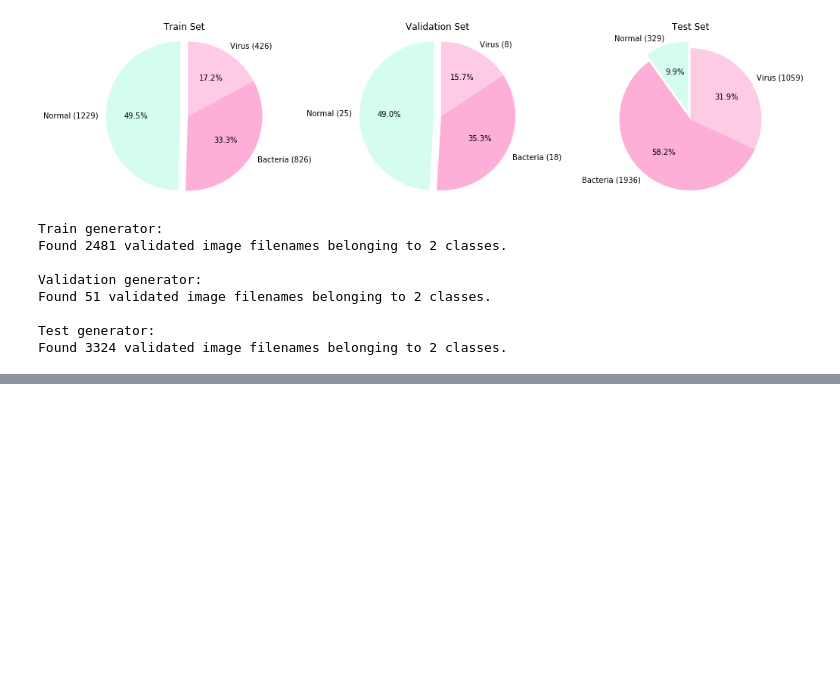
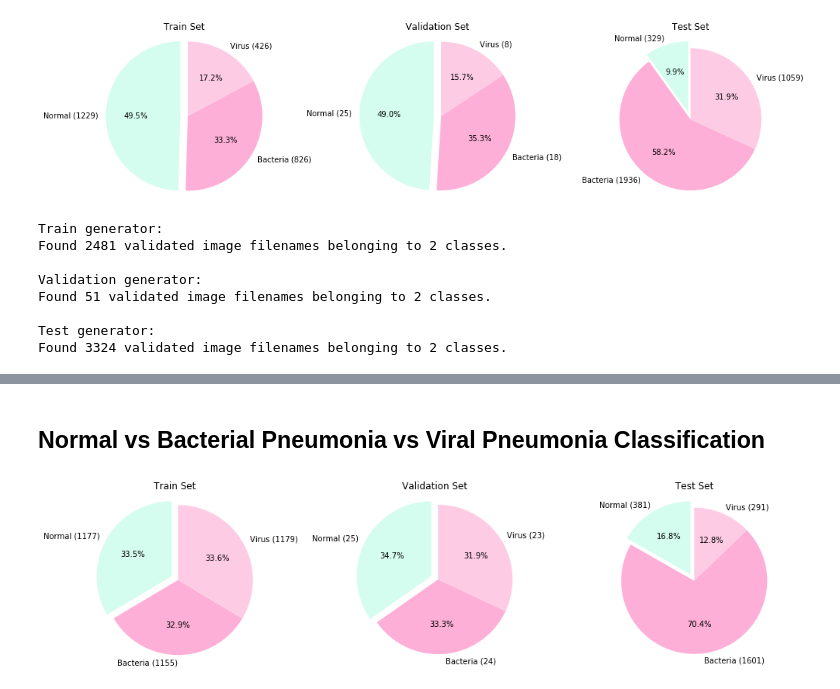
Before and after one commit to Zhuvikin/ML-pneumonia, a Jupyter notebook: pneumonia.ipynb, the cells around one changed output, grey strips where cells are left out. Cells and saved outputs as stored; diff of their text form; code cells hidden in the pictures; blank space fills up the shorter version.

```diff
--- a/pneumonia.ipynb
+++ b/pneumonia.ipynb
@@ -536,0 +557,67 @@ plt.show()
+# %% [markdown]
+## Normal vs Bacterial Pneumonia vs Viral Pneumonia Classification
+# %%
+test_size = 0.2
+validation_size = 0.02
+
+multi_class_dataset = dataset.copy()
+multi_class_dataset['target'] = multi_class_dataset.apply(
+    lambda row: 'Normal' if row['normal'] == 1 else 'Bacterial' if row['bacteria'] == 1 else 'Viral', axis = 1)
+
+sampler = RandomUnderSampler(random_state = 0)
+X_balanced, _ = sampler.fit_resample(multi_class_dataset[['path']].values, multi_class_dataset[['target']].values)
+
+balanced_multi_class_dataset = pd.DataFrame({'path': X_balanced[:, 0]})
+balanced_multi_class_dataset = balanced_multi_class_dataset.sample(frac = 1, random_state = 0).reset_index(drop = True)
+balanced_multi_class_dataset = pd.merge(balanced_multi_class_dataset, multi_class_dataset, on = 'path')
+
+rest_multi_class_dataset = pd.DataFrame(
+    {'path': list(
+        set(X_balanced[:, 0].tolist()).symmetric_difference(multi_class_dataset[['path']].values[:, 0].tolist()))})
+rest_multi_class_dataset = rest_multi_class_dataset.sample(frac = 1, random_state = 0).reset_index(drop = True)
+rest_multi_class_dataset = pd.merge(rest_multi_class_dataset, multi_class_dataset, on = 'path')
+
+X_train_validation, X_test, y_train_validation, _ = train_test_split(
+    balanced_multi_class_dataset.path.values, balanced_multi_class_dataset.target.values,
+    test_size = test_size, random_state = 3)
+
+X_train, X_validation, _, _ = train_test_split(
+    X_train_validation, y_train_validation,
+    test_size = validation_size, random_state = 2)
+
+train_multi_class_dataset = pd.merge(pd.DataFrame({'path': X_train}), multi_class_dataset, on = 'path')
+validation_multi_class_dataset = pd.merge(pd.DataFrame({'path': X_validation}), multi_class_dataset, on = 'path')
+test_multi_class_dataset = pd.concat(
+    [pd.merge(pd.DataFrame({'path': X_test}), multi_class_dataset, on = 'path'), rest_multi_class_dataset])
+
+fig = plt.figure(figsize = (17, 4))
+ax1 = fig.add_subplot(131)
+ax1.pie(
+    sizes(train_multi_class_dataset.sum()[1], train_multi_class_dataset.sum()[2], train_multi_class_dataset.sum()[3]),
+    explode = (0.1, 0, 0), labels = labels(train_multi_class_dataset.sum()[1], train_multi_class_dataset.sum()[2],
+                                           train_multi_class_dataset.sum()[3]),
+    autopct = '%1.1f%%', startangle = 90, colors = colors)
+ax1.axis('equal')
+ax1.title.set_text('Train Set')
+
+ax3 = fig.add_subplot(132)
+ax3.pie(sizes(validation_multi_class_dataset.sum()[1], validation_multi_class_dataset.sum()[2],
+              validation_multi_class_dataset.sum()[3]),
+        explode = (0.1, 0, 0),
+        labels = labels(validation_multi_class_dataset.sum()[1], validation_multi_class_dataset.sum()[2],
+                        validation_multi_class_dataset.sum()[3]),
+        autopct = '%1.1f%%', startangle = 90, colors = colors)
+ax3.axis('equal')
+ax3.title.set_text('Validation Set')
+
+ax2 = fig.add_subplot(133)
+ax2.pie(sizes(test_multi_class_dataset.sum()[1], test_multi_class_dataset.sum()[2], test_multi_class_dataset.sum()[3]),
+        explode = (0.1, 0, 0), labels = labels(test_multi_class_dataset.sum()[1], test_multi_class_dataset.sum()[2],
+                                               test_multi_class_dataset.sum()[3]),
+        autopct = '%1.1f%%', startangle = 90, colors = colors)
+ax2.axis('equal')
+ax2.title.set_text('Test Set')
+
+plt.show()
+# %% [output]
+[figure, added]
```
Also changed, not shown: parts of 21 cells of this notebook, 1 other file.
